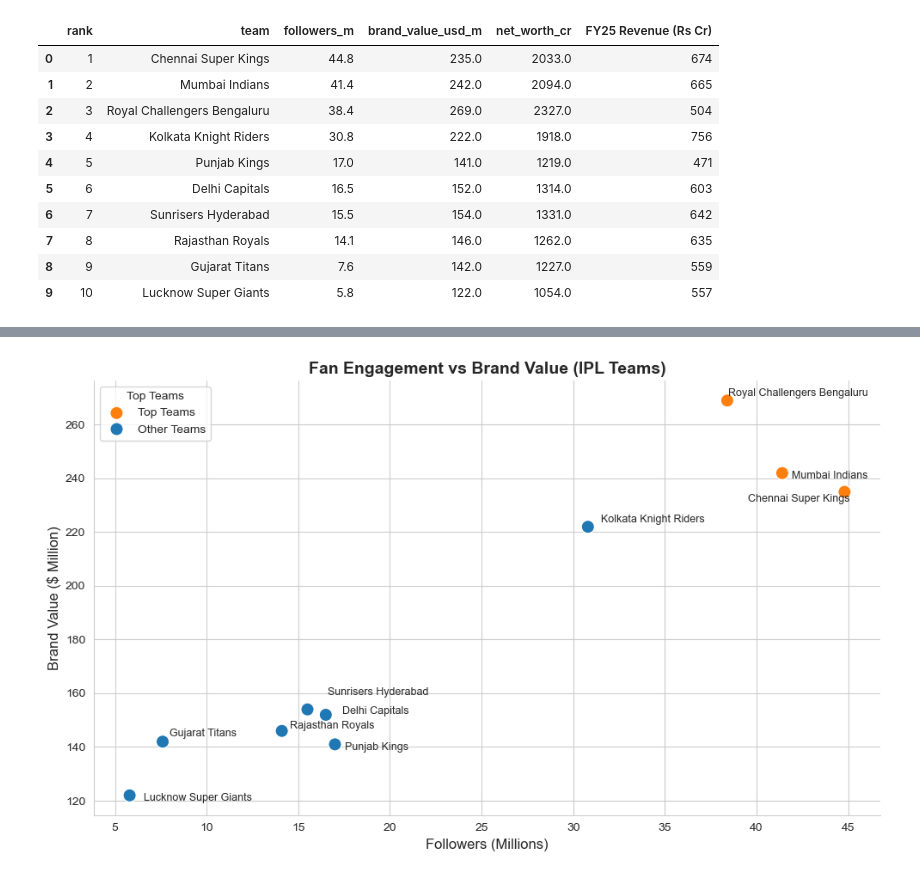
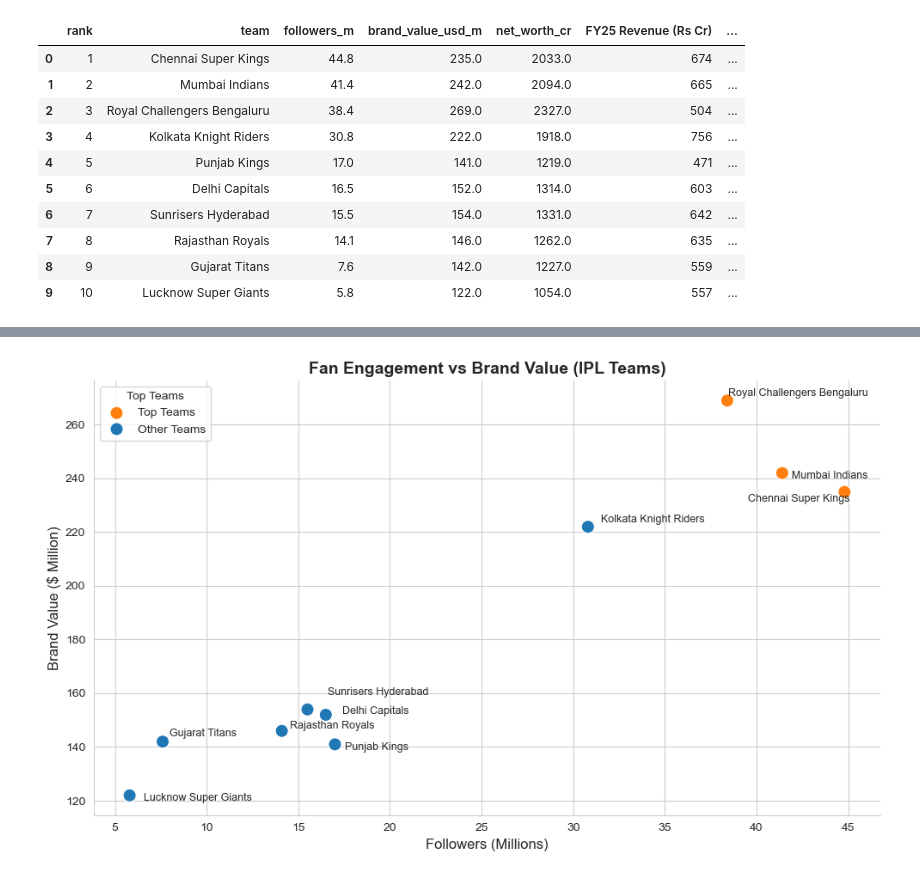
Before and after one commit to tajveer-31/IPL_DA_Python, a Jupyter notebook: Data/02_data_Analysis.ipynb, the cells around one changed output, grey strips where cells are left out. Saved outputs shown, nothing was run; the diff lists cells and outputs as text; code cells hidden in the pictures.

```diff
--- a/Data/02_data_Analysis.ipynb
+++ b/Data/02_data_Analysis.ipynb
@@ -33,17 +33,17 @@ df['Net Worth (₹ Crore)'] = df['Net Worth (₹ Crore)']\
     .str.replace(' Cr', '')\
     .astype(float)
 # %%
-df.columns = ['rank', 'team', 'followers_m', 'brand_value_usd_m', 'net_worth_cr','FY25 Revenue (Rs Cr)']
+df.columns = ['rank', 'team', 'followers_m', 'brand_value_usd_m', 'net_worth_cr','FY25 Revenue (Rs Cr)','total_matches_played', 'total_wins', 'win_percentage']
 df
 # %% [output]
-|  | rank | team | followers_m | brand_value_usd_m | net_worth_cr | FY25 Revenue (Rs Cr) |
-| 0 | 1 | Chennai Super Kings | 44.8 | 235.0 | 2033.0 | 674 |
-| 1 | 2 | Mumbai Indians | 41.4 | 242.0 | 2094.0 | 665 |
-| 2 | 3 | Royal Challengers Bengaluru | 38.4 | 269.0 | 2327.0 | 504 |
-| 3 | 4 | Kolkata Knight Riders | 30.8 | 222.0 | 1918.0 | 756 |
-| 4 | 5 | Punjab Kings | 17.0 | 141.0 | 1219.0 | 471 |
-| 5 | 6 | Delhi Capitals | 16.5 | 152.0 | 1314.0 | 603 |
-| 6 | 7 | Sunrisers Hyderabad | 15.5 | 154.0 | 1331.0 | 642 |
-| 7 | 8 | Rajasthan Royals | 14.1 | 146.0 | 1262.0 | 635 |
-| 8 | 9 | Gujarat Titans | 7.6 | 142.0 | 1227.0 | 559 |
-| 9 | 10 | Lucknow Super Giants | 5.8 | 122.0 | 1054.0 | 557 |
+|  | rank | team | followers_m | brand_value_usd_m | net_worth_cr | FY25 Revenue (Rs Cr) | ... |
+| 0 | 1 | Chennai Super Kings | 44.8 | 235.0 | 2033.0 | 674 | ... |
+| 1 | 2 | Mumbai Indians | 41.4 | 242.0 | 2094.0 | 665 | ... |
+| 2 | 3 | Royal Challengers Bengaluru | 38.4 | 269.0 | 2327.0 | 504 | ... |
+| 3 | 4 | Kolkata Knight Riders | 30.8 | 222.0 | 1918.0 | 756 | ... |
+| 4 | 5 | Punjab Kings | 17.0 | 141.0 | 1219.0 | 471 | ... |
+| 5 | 6 | Delhi Capitals | 16.5 | 152.0 | 1314.0 | 603 | ... |
+| 6 | 7 | Sunrisers Hyderabad | 15.5 | 154.0 | 1331.0 | 642 | ... |
+| 7 | 8 | Rajasthan Royals | 14.1 | 146.0 | 1262.0 | 635 | ... |
+| 8 | 9 | Gujarat Titans | 7.6 | 142.0 | 1227.0 | 559 | ... |
+| 9 | 10 | Lucknow Super Giants | 5.8 | 122.0 | 1054.0 | 557 | ... |
```
Also changed, not shown: parts of 9 cells of this notebook, 1 other file.
